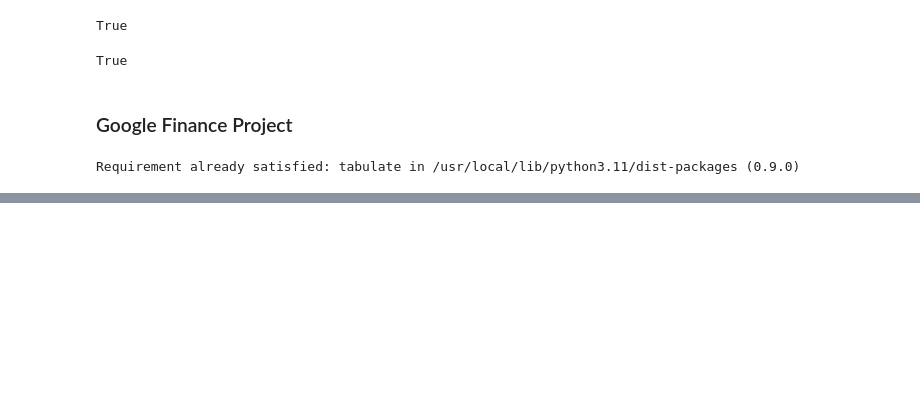
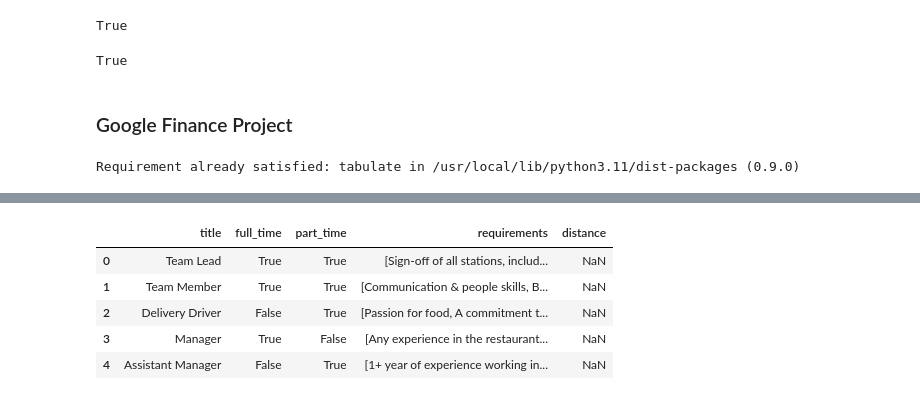
Before and after one commit to mrityunjay2627/Web-Scraping, a Jupyter notebook: Web_Scraping.ipynb, the cells around one changed output, grey strips where cells are left out. Drawn from its saved outputs; the diff is of its cells as text; code cells hidden in the pictures; blank space fills up the shorter version.

```diff
--- a/Web_Scraping.ipynb
+++ b/Web_Scraping.ipynb
@@ -1645,0 +1893,51 @@ Total portfolio data: $20,124.31.
+# %%
+import requests
+
+def get_jobs_for(lat,lng,results):
+
+    if lat is None or lng is None:
+        raise ValueError("Both lat and lng must be provided")
+
+    url = f"https://api.higherme.com/classic/jobs?page=1&includes=location,location.company,location.externalServiceReferences&limit={results}&filters\\[brand.id\\]=58bd9e7f472bd&filters\\[lat\\]={lat}&filters\\[lng\\]={lng}&filters\\[distance\\]=3027306.81650747&sort\\[distance\\]=asc"
+
+    payload = {}
+    headers = {
+    'accept': 'application/json, text/plain, */*',
+    'accept-language': 'en-US,en-GB;q=0.9,en;q=0.8',
+    'higherme-client-version': '2025.02.14_06.0b',
+    'origin': 'https://app.higherme.com',
+    'priority': 'u=1, i',
+    'sec-ch-ua': '"Not(A:Brand";v="99", "Google Chrome";v="133", "Chromium";v="133"',
+    'sec-ch-ua-mobile': '?0',
+    'sec-ch-ua-platform': '"Windows"',
+    'sec-fetch-dest': 'empty',
+    'sec-fetch-mode': 'cors',
+    'sec-fetch-site': 'same-site',
+    'user-agent': 'Mozilla/5.0 (Windows NT 10.0; Win64; x64) AppleWebKit/537.36 (KHTML, like Gecko) Chrome/133.0.0.0 Safari/537.36'
+    }
+
+    # response = requests.request("GET", url, headers=headers, data=payload)
+    response = requests.get(url, headers=headers, data=payload)
+
+    response_data = response.json()
+
+    df = pd.DataFrame(
+    data=[r.get('attributes') for r in response_data.get('data')],
+    columns=['title','full_time','part_time','requirements','distance']
+    )
+
+    return df
+# %%
+nomi = pgeocode.Nominatim('ca')
+lat = nomi.query_location('m5e').latitude
+lng = nomi.query_location('m5e').longitude
+
+response_data = get_jobs_for(lat,lng,results=5)
+response_data
+# %% [output]
+|  | title | full_time | part_time | requirements | distance |
+| 0 | Team Lead | True | True | [Sign-off of all stations, includ... | NaN |
+| 1 | Team Member | True | True | [Communication & people skills, B... | NaN |
+| 2 | Delivery Driver | False | True | [Passion for food, A commitment t... | NaN |
+| 3 | Manager | True | False | [Any experience in the restaurant... | NaN |
+| 4 | Assistant Manager | False | True | [1+ year of experience working in... | NaN |
```
Also changed, not shown: parts of 24 cells of this notebook.
